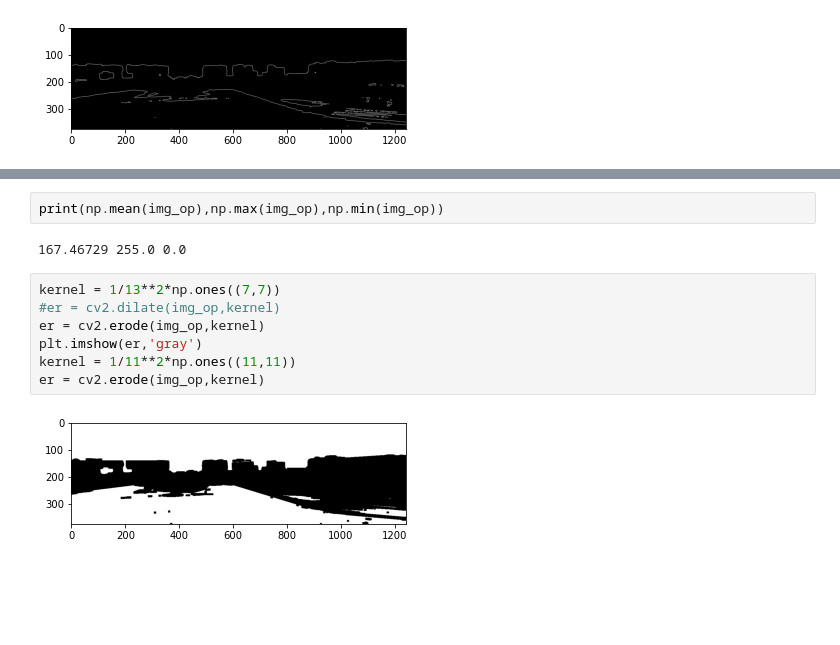
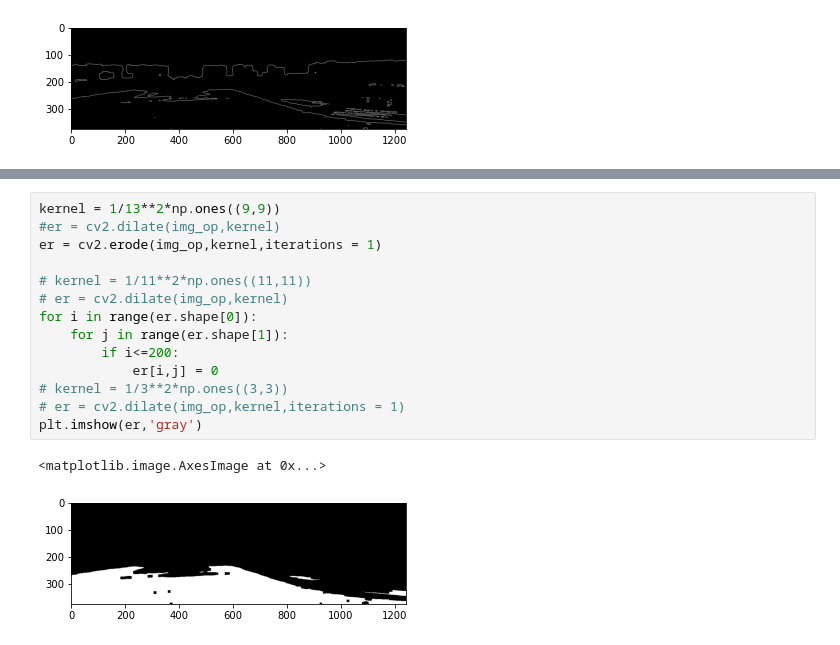
Before and after one commit to Sourish0911/Road_Detection_Project, a Jupyter notebook: project _modified.ipynb, the cells around one changed output, grey strips where cells are left out. Cells and saved outputs as stored; diff of their text form; blank space fills up the shorter version.

```diff
--- a/project _modified.ipynb
+++ b/project _modified.ipynb
@@ -106,13 +62,17 @@ plt.imshow(img_op,'gray')
-# %%
-print(np.mean(img_op),np.max(img_op),np.min(img_op))
-# %% [output]
-167.46729 255.0 0.0
 # %%
-kernel = 1/13**2*np.ones((7,7))
+kernel = 1/13**2*np.ones((9,9))
 #er = cv2.dilate(img_op,kernel)
-er = cv2.erode(img_op,kernel)
+er = cv2.erode(img_op,kernel,iterations = 1)
+
+# kernel = 1/11**2*np.ones((11,11))
+# er = cv2.dilate(img_op,kernel)
+for i in range(er.shape[0]):
+    for j in range(er.shape[1]):
+        if i<=200:
+            er[i,j] = 0
+# kernel = 1/3**2*np.ones((3,3))
+# er = cv2.dilate(img_op,kernel,iterations = 1)
 plt.imshow(er,'gray')
-kernel = 1/11**2*np.ones((11,11))
-er = cv2.erode(img_op,kernel)
 # %% [output]
+<matplotlib.image.AxesImage at 0x...>
-[figure, old version]
+[figure, new version]
```
Also changed, not shown: parts of 21 cells of this notebook, 1 other file.
